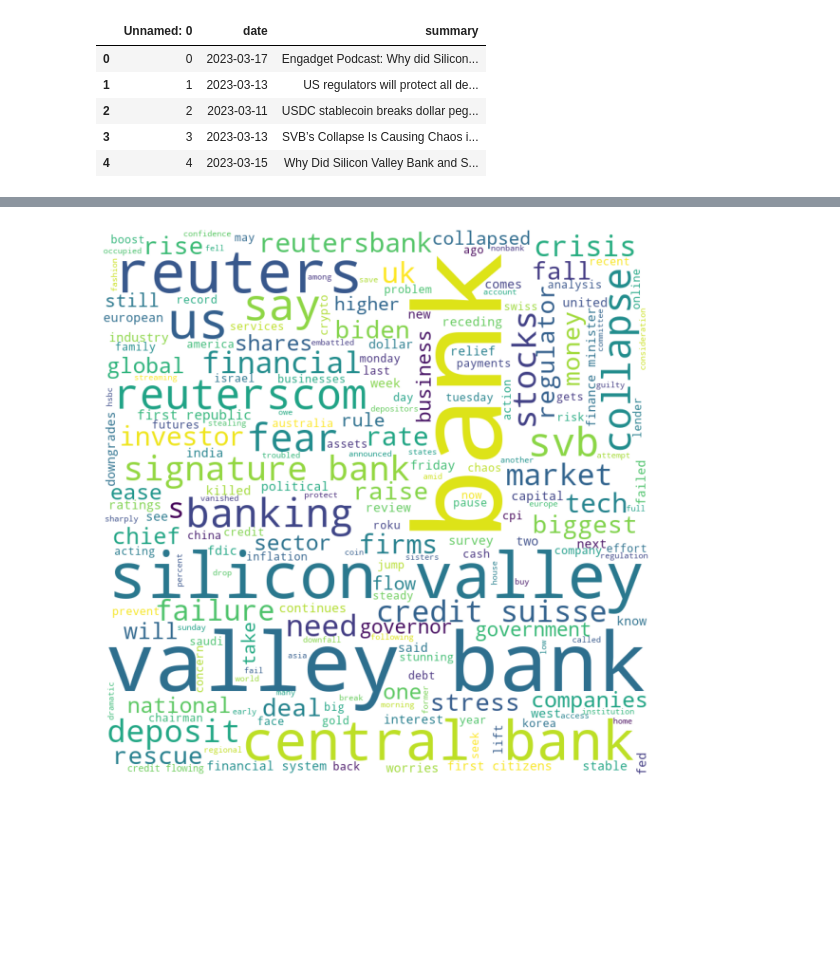
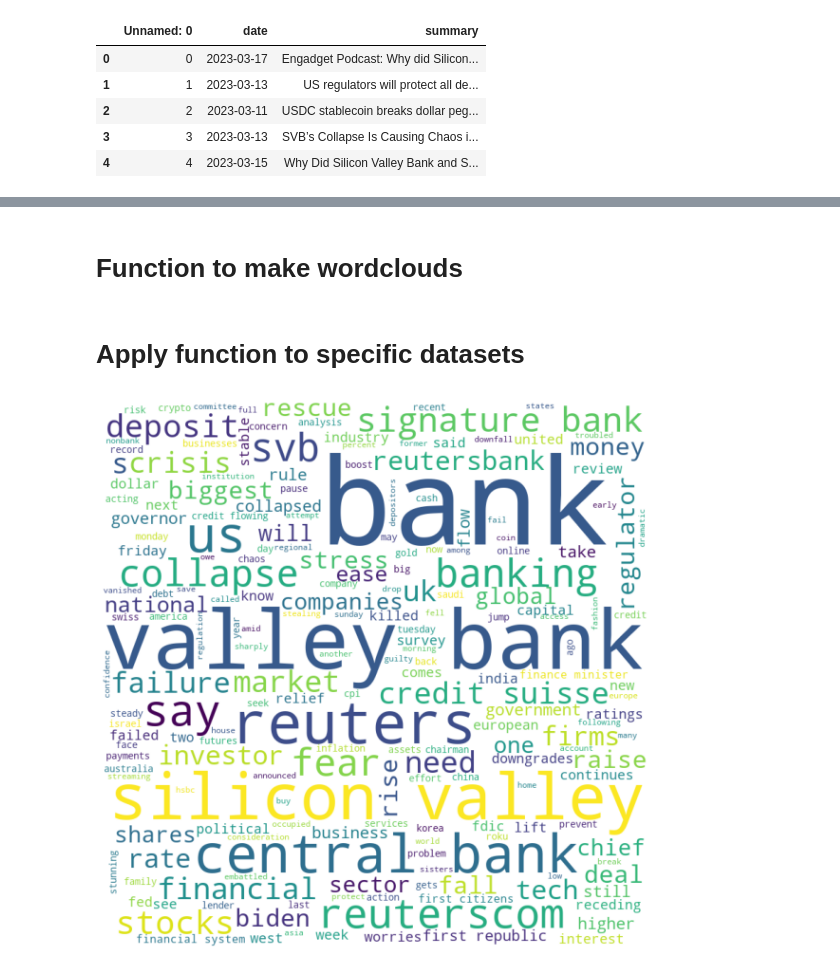
Before and after one commit to zarbin/UTA_Project-4, a Jupyter notebook: sandbox/JennS/wordcloud.ipynb, the cells around one changed output, grey strips where cells are left out. Saved outputs shown, nothing was run; the diff lists cells and outputs as text; code cells hidden in the pictures; blank space fills up the shorter version.

```diff
--- a/sandbox/JennS/wordcloud.ipynb
+++ b/sandbox/JennS/wordcloud.ipynb
@@ -9,0 +10,4 @@ topwords = set(STOPWORDS)
+# %%
+# Store stopwords in a variable
+# stopwords are commonly used words that do not add any value such as "an, is, the"
+stopwords = set(STOPWORDS)
@@ -10,7 +16,7 @@ topwords = set(STOPWORDS)
 # %%
-# Read in data
-df = pd.read_csv("News_Snapshots/banking_snapshot_410.csv")
-df.head(5)
+# Read in data for banking news snapshot (banking news articles for last 30 days from 4/10/2023)
+df_banking_snapshot = pd.read_csv("News_Snapshots/banking_snapshot_410.csv")
+df_banking_snapshot.head(5)
 # %% [output]
 |  | Unnamed: 0 | date | summary |
 | 0 | 0 | 2023-03-17 | Engadget Podcast: Why did Silicon... |
@@ -21,3 +38,5 @@ df.head(5)
+# %% [markdown]
+# Function to make wordclouds
 # %%
 def make_wordcloud(df_col):
     comment_words = ''
@@ -37,7 +56,10 @@ def make_wordcloud(df_col):
     plt.tight_layout(pad = 0)
 
     plt.show()
-# %%
-make_wordcloud(df["summary"])
-# %% [output]
-[figure, removed]
+# %% [markdown]
+# Apply function to specific datasets
+# %%
+# Make wordcloud for banking news snapshot (banking news articles for last 30 days from 4/10/2023)
+make_wordcloud(df_banking_snapshot["summary"])
+# %% [output]
+[figure, added]
```
Also changed, not shown: parts of 5 cells of this notebook.
